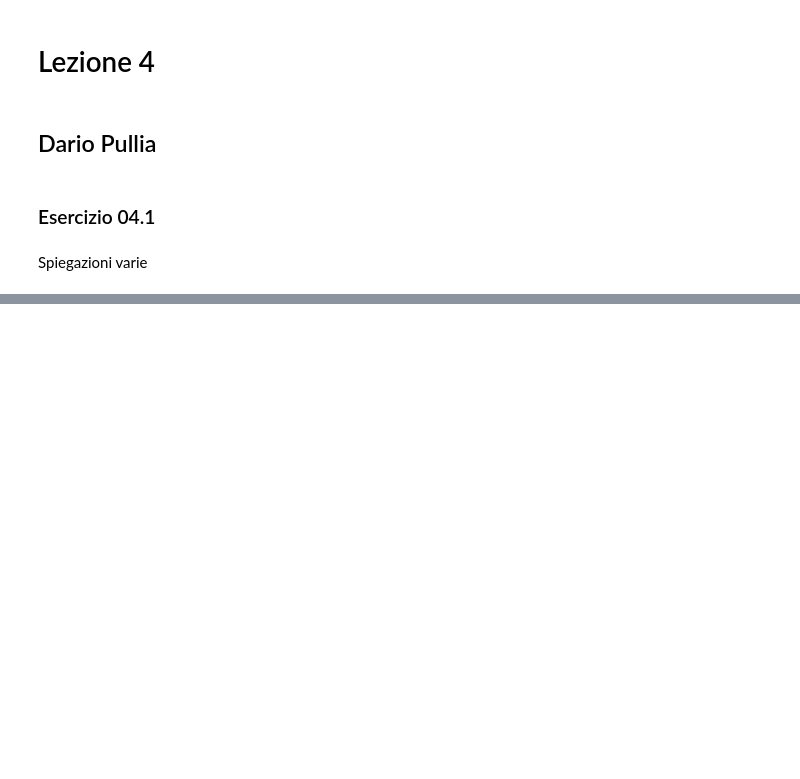
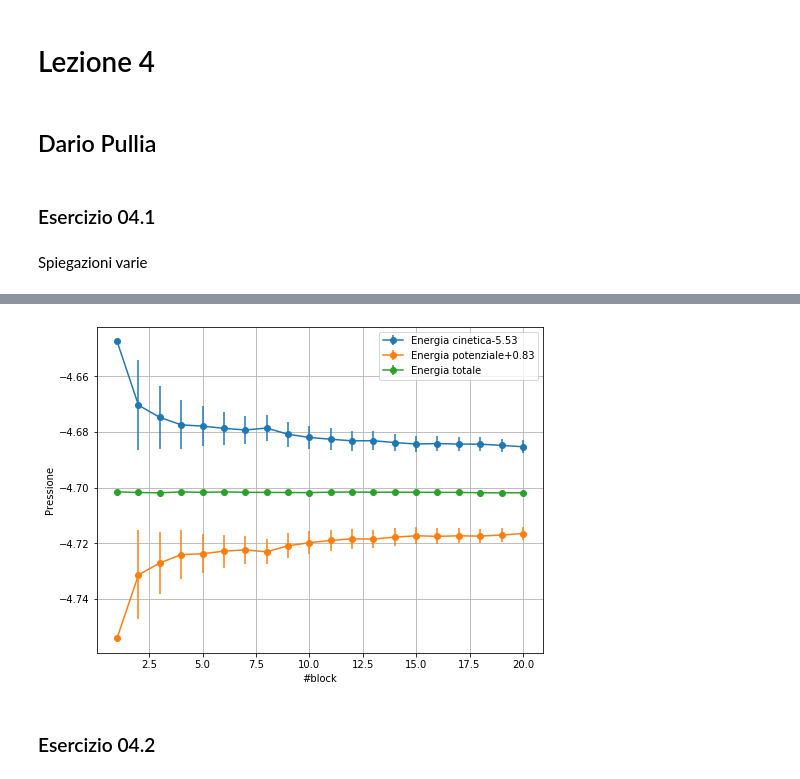
Before and after one commit to dariopullia/Numerical_Simulations_Lab, a Jupyter notebook: 04/Lezione4.ipynb, the cells around one changed output, grey strips where cells are left out. Cells and saved outputs as stored; diff of their text form; code cells hidden in the pictures; blank space fills up the shorter version.

Commit message:
Esercizio 4.1, da ricontrollare

```diff
--- a/04/Lezione4.ipynb
+++ b/04/Lezione4.ipynb
@@ -30,0 +36,17 @@ plt.show()
+# %%
+fig=plt.figure(figsize=(8, 6))
+
+plt.errorbar(x,Ekin-5.53, yerr=EkinErr, marker="o", label="Energia cinetica-5.53")
+plt.errorbar(x,Epot+0.83, yerr=EpotErr, marker="o", label="Energia potenziale+0.83")
+plt.errorbar(x,Etot, yerr=EtotErr, marker="o", label="Energia totale")
+
+plt.xlabel('#block')
+plt.ylabel('Pressione')
+#plt.axhline(y = 14.97579, color = 'r', linestyle = '-',label="Call Price with Analytical method")
+plt.grid(True)
+plt.legend()
+plt.show()
+# %% [output]
+[figure, added]
+# %% [markdown]
+### Esercizio 04.2
```
Also changed, not shown: parts of 1 cell of this notebook, 11 other files.
